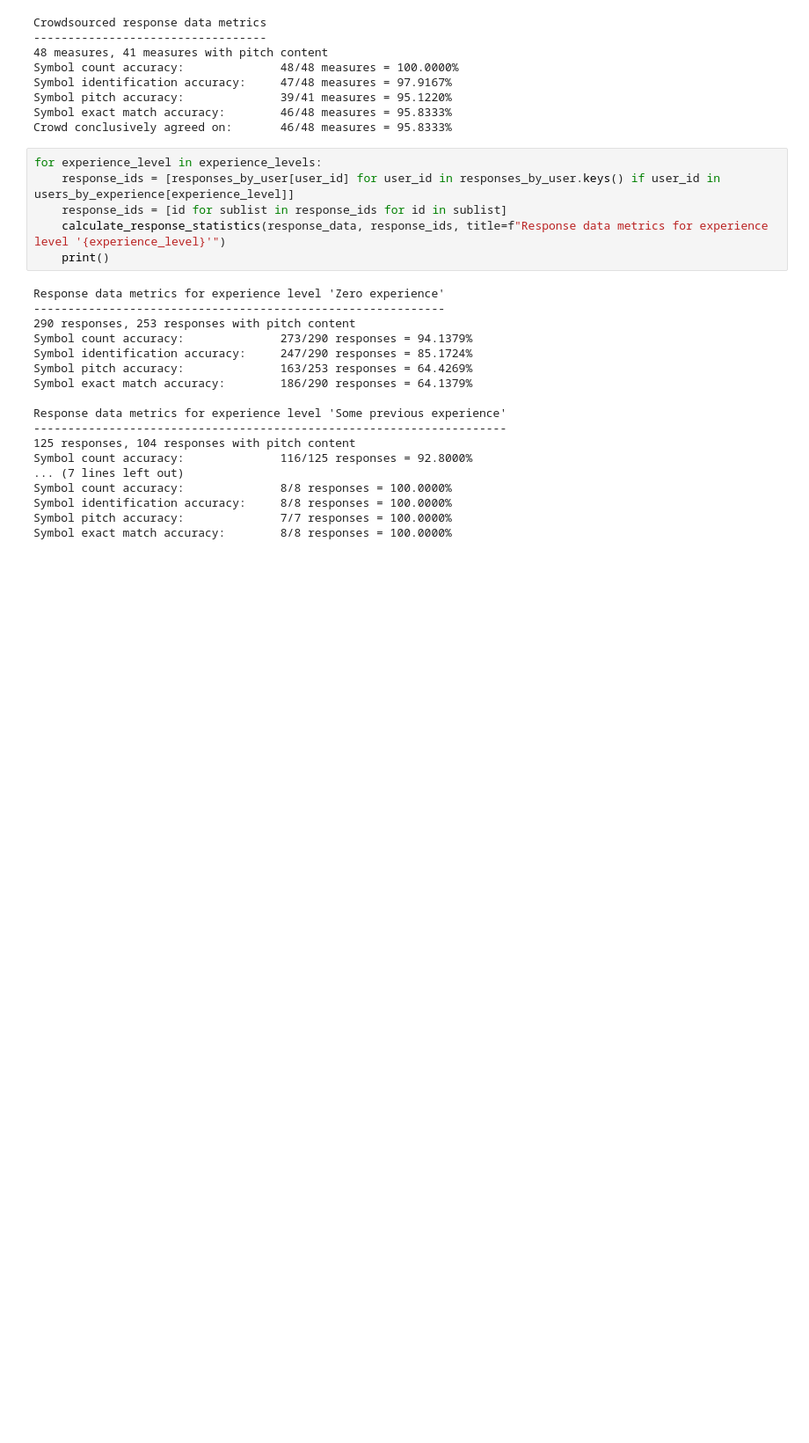
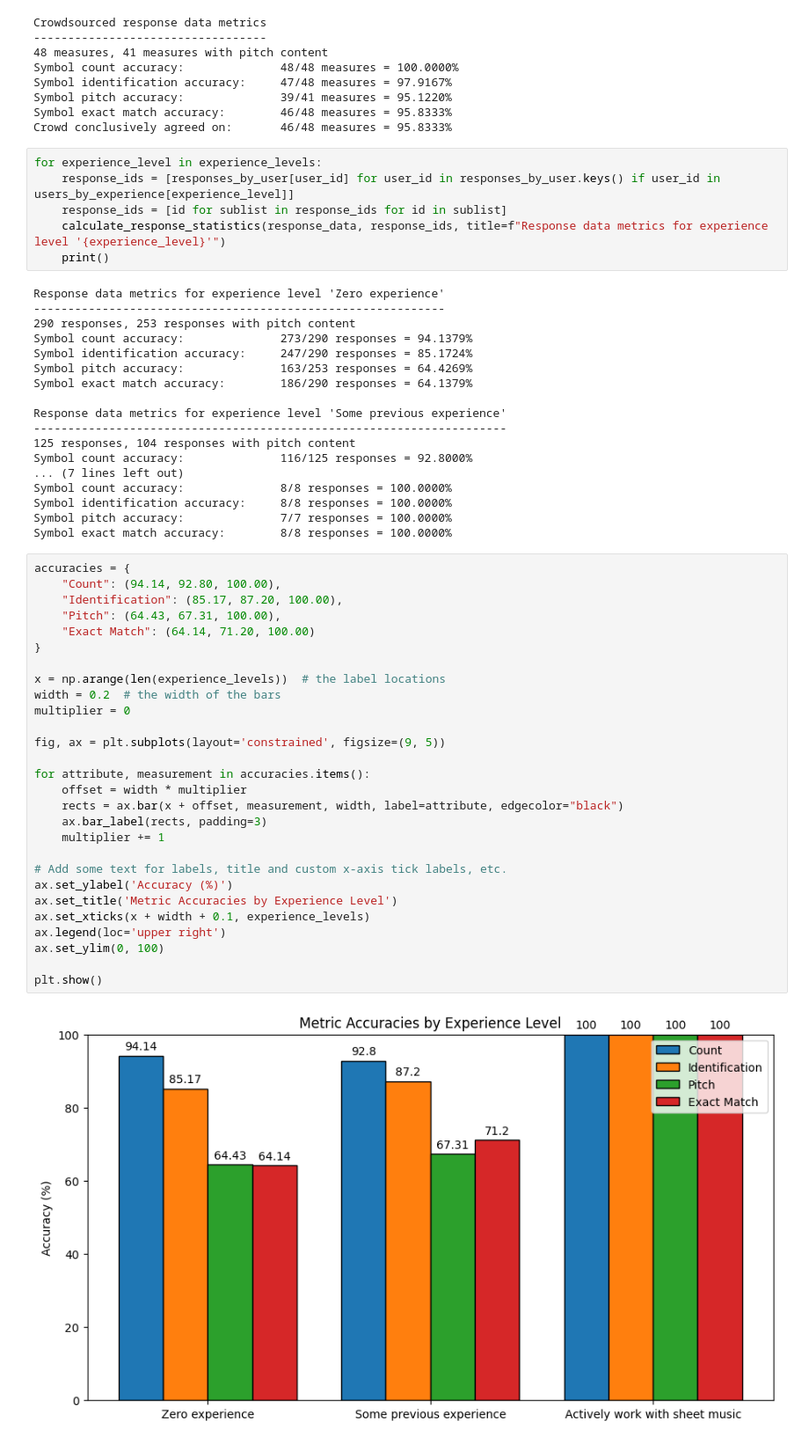
Before and after one commit to 27guptamohit/cs565-backend, a Jupyter notebook: analysis/analysis.ipynb, the cells around one changed output. Shown at 88% size. Drawn from its saved outputs; the diff is of its cells as text; blank space fills up the shorter version.

```diff
--- a/analysis/analysis.ipynb
+++ b/analysis/analysis.ipynb
@@ -299,6 +274,36 @@ Symbol count accuracy:              8/8 responses = 100.0000%
 Symbol identification accuracy:     8/8 responses = 100.0000%
 Symbol pitch accuracy:              7/7 responses = 100.0000%
 Symbol exact match accuracy:        8/8 responses = 100.0000%
+# %%
+accuracies = {
+    "Count": (94.14, 92.80, 100.00),
+    "Identification": (85.17, 87.20, 100.00),
+    "Pitch": (64.43, 67.31, 100.00),
+    "Exact Match": (64.14, 71.20, 100.00)
+}
+
+x = np.arange(len(experience_levels))  # the label locations
+width = 0.2  # the width of the bars
+multiplier = 0
+
+fig, ax = plt.subplots(layout='constrained', figsize=(9, 5))
+
+for attribute, measurement in accuracies.items():
+    offset = width * multiplier
+    rects = ax.bar(x + offset, measurement, width, label=attribute, edgecolor="black")
+    ax.bar_label(rects, padding=3)
+    multiplier += 1
+
+# Add some text for labels, title and custom x-axis tick labels, etc.
+ax.set_ylabel('Accuracy (%)')
+ax.set_title('Metric Accuracies by Experience Level')
+ax.set_xticks(x + width + 0.1, experience_levels)
+ax.legend(loc='upper right')
+ax.set_ylim(0, 100)
+
+plt.show()
+# %% [output]
+[figure, added]
 # %%
 user_count_accuracy = []
 user_identification_accuracy = []
```
Also changed, not shown: parts of 7 cells of this notebook, 1 other file.
